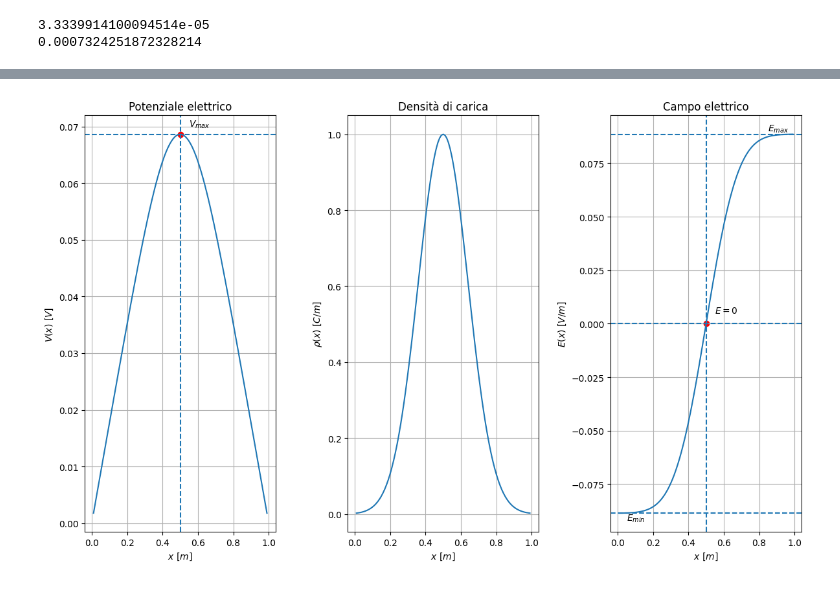
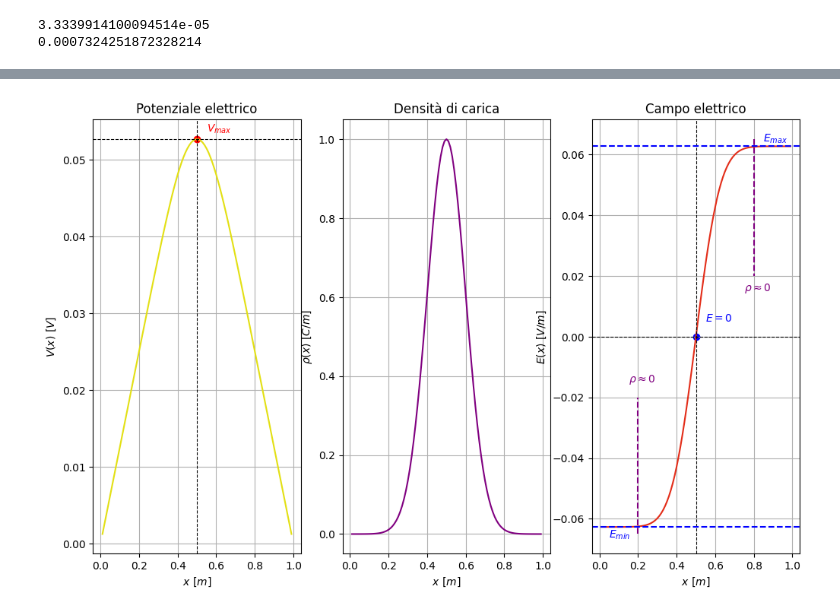
Before and after one commit to nicola-lamaddalena/computational_physics_course, a Jupyter notebook: ode/poisson/main.ipynb, the cells around one changed output, grey strips where cells are left out. Drawn from its saved outputs; the diff is of its cells as text; code cells hidden in the pictures.

```diff
--- a/ode/poisson/main.ipynb
+++ b/ode/poisson/main.ipynb
@@ -19,3 +26,5 @@ Note: you may need to restart the kernel to use updated packages.
 import numpy as np
 import matplotlib.pyplot as plt
 plt.rcParams["figure.figsize"] = [12, 7.42]
+pot_num_color, pot_a_color = "#e3e014", "#410969"
+el_num_color, el_a_color = "#e32d19", "#5e32cf"
@@ -76,7 +92,7 @@ errs = []
 for i in range(len(Ns)):
     xs = np.linspace(0, L, Ns[i]+1)
     xs_int = xs[1:-1]
-    rho_a, _ = sin_charge(xs_int)
-    rho_n = diff_sin(N=Ns[i], x=xs_int, h=hs[i])
-    errs.append(np.max(np.abs(rho_a - rho_n)))
+    pot_a, _ = sin_charge(xs_int)
+    pot_n = diff_sin(N=Ns[i], x=xs_int, h=hs[i])
+    errs.append(np.max(np.abs(pot_a - pot_n)))
 # %%
@@ -224,50 +242,54 @@ def diff_gauss(N: int, x: list[float], h: float, L: int, sigma: float, rho0: flo
     diag_off = np.ones(N-2) * (-1.0) / h**2
 
     A = np.diag(diag_main) + np.diag(diag_off, k=1) + np.diag(diag_off, k=-1)
-    b = rho0 * np.exp(-(x - L/2)**2 / (2 * sigma)**2)
+    b = rho0 * np.exp(-(x - L/2)**2 / (2 * sigma**2))
     b[0] += Va / h**2
     b[-1] += Vb / h**2
 
-    phi_internal = np.linalg.solve(A, b)
+    pot_int = np.linalg.solve(A, b)
 
-    return phi_internal, b
+    return pot_int, b
 # %%
 phi_gauss, rho_gauss = diff_gauss(N=N1, x=x1_int, h=h1, L=L1, sigma=sigma)
 e_gauss = electric_field(x1_int, phi_gauss)
 
 fig, (ax1, ax2, ax3) = plt.subplots(1, 3)
 
-ax1.plot(x1_int, phi_gauss)
-ax1.axvline(L/2, ls="--")
-ax1.axhline(np.max(phi_gauss), ls="--")
+ax1.plot(x1_int, phi_gauss, color=pot_num_color)
+ax1.axvline(L/2, ls="--", lw=0.8, color="black")
+ax1.axhline(np.max(phi_gauss), ls="--", lw=0.8, color="black")
 ax1.set_xlabel(r"$x\ [m]$")
 ax1.set_ylabel(r"$V(x)\ [V]$")
 ax1.grid(True)
 ax1.set_title("Potenziale elettrico")
 ax1.scatter(L1/2, np.max(phi_gauss), color="red")
-ax1.text(L1/2 + 0.05, 0.07, s=r"$V_{max}$")
+ax1.text(L1/2 + 0.05, np.max(phi_gauss)+0.001, s=r"$V_{max}$", color="red", fontweight="bold")
 
-ax2.plot(x1_int, rho_gauss)
+ax2.plot(x1_int, rho_gauss, color="purple")
 ax2.set_xlabel(r"$x\ [m]$")
 ax2.set_ylabel(r"$\rho(x)\ [C/m]$")
 ax2.grid(True)
 ax2.set_title("Densità di carica")
 
-ax3.plot(x1_int, e_gauss)
-ax3.axvline(L/2, ls="--")
-ax3.axhline(0, ls="--")
-ax3.axhline(np.min(e_gauss), ls="--")
-ax3.axhline(np.max(e_gauss), ls="--")
-ax3.scatter(L/2, 0, color="red")
-ax3.text(0.55, 0.005, s=r"$E=0$")
-ax3.text(0.85, np.max(e_gauss)+0.0015, s=r"$E_{max}$")
-ax3.text(0.05, np.min(e_gauss)-0.0035, s=r"$E_{min}$")
+ax3.plot(x1_int, e_gauss, color=el_num_color)
+ax3.axvline(L/2, ls="--", lw=0.8, color="black")
+ax3.axhline(0, ls="--", lw=0.8, color="black")
+ax3.axhline(np.min(e_gauss), ls="--", color="blue")
+ax3.axhline(np.max(e_gauss), ls="--", color="blue")
+ax3.plot([0.2, 0.2], [-0.065, -0.02], "--", color="purple")
+ax3.text(0.15, -0.015, s=r"$\rho\approx0$", color="purple", fontweight="bold")
+ax3.plot([0.8, 0.8], [0.065, 0.02], "--", color="purple")
+ax3.text(0.75, 0.015, s=r"$\rho\approx0$", color="purple", fontweight="bold")
+ax3.scatter(L/2, 0, color="blue")
+ax3.text(0.55, 0.005, s=r"$E=0$", color="blue", fontweight="bold")
+ax3.text(0.85, np.max(e_gauss)+0.0015, s=r"$E_{max}$", color="blue", fontweight="bold")
+ax3.text(0.05, np.min(e_gauss)-0.0035, s=r"$E_{min}$", color="blue", fontweight="bold")
 ax3.set_xlabel(r"$x\ [m]$")
 ax3.set_ylabel(r"$E(x)\ [V/m]$")
 ax3.grid(True)
 ax3.set_title("Campo elettrico")
 
-fig.tight_layout(w_pad=2.0)
+#fig.tight_layout(w_pad=2.0)
 plt.show()
 # %% [output]
-[figure, old version]
+[figure, new version]
```
Also changed, not shown: parts of 17 cells of this notebook.
